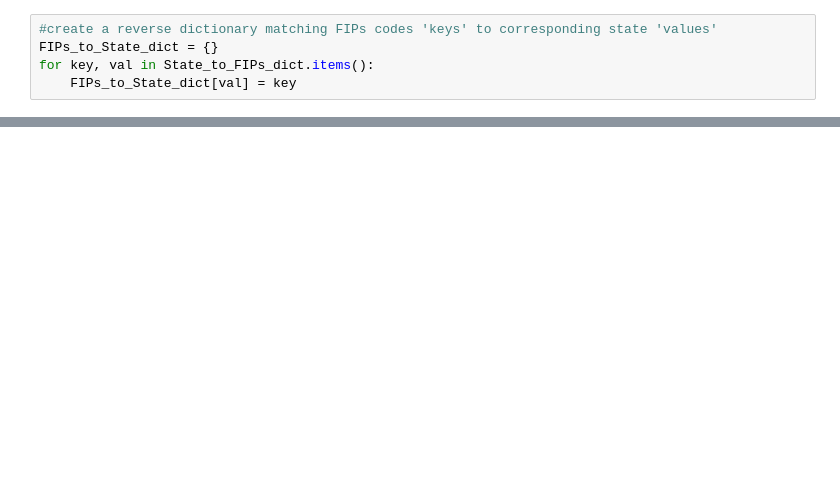
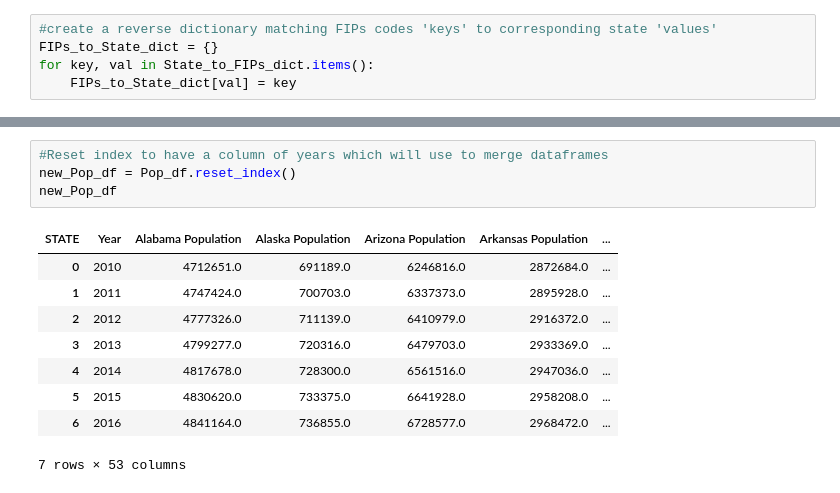
Before and after one commit to ulyssey28/Project-1-Data, a Jupyter notebook: Census Data/Final Population Dataset.ipynb, the cells around one changed output, grey strips where cells are left out. Saved outputs shown, nothing was run; the diff lists cells and outputs as text; blank space fills up the shorter version.

```diff
--- a/Census Data/Final Population Dataset.ipynb
+++ b/Census Data/Final Population Dataset.ipynb
@@ -165,0 +186,14 @@ url = 'https://api.census.gov/data/2009/pep/natstprc?get=STNAME,POP&DATE=7&for=s
+# %%
+#Reset index to have a column of years which will use to merge dataframes
+new_Pop_df = Pop_df.reset_index()
+new_Pop_df
+# %% [output]
+| STATE | Year | Alabama Population | Alaska Population | Arizona Population | Arkansas Population | ... |
+| 0 | 2010 | 4712651.0 | 691189.0 | 6246816.0 | 2872684.0 | ... |
+| 1 | 2011 | 4747424.0 | 700703.0 | 6337373.0 | 2895928.0 | ... |
+| 2 | 2012 | 4777326.0 | 711139.0 | 6410979.0 | 2916372.0 | ... |
+| 3 | 2013 | 4799277.0 | 720316.0 | 6479703.0 | 2933369.0 | ... |
+| 4 | 2014 | 4817678.0 | 728300.0 | 6561516.0 | 2947036.0 | ... |
+| 5 | 2015 | 4830620.0 | 733375.0 | 6641928.0 | 2958208.0 | ... |
+| 6 | 2016 | 4841164.0 | 736855.0 | 6728577.0 | 2968472.0 | ... |
+7 rows × 53 columns
```
Also changed, not shown: parts of 17 cells of this notebook.
